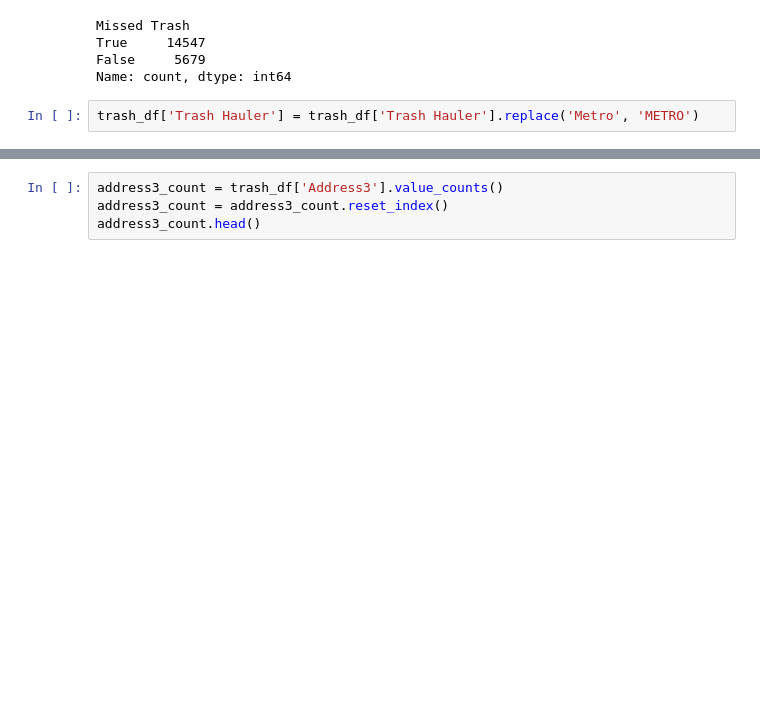
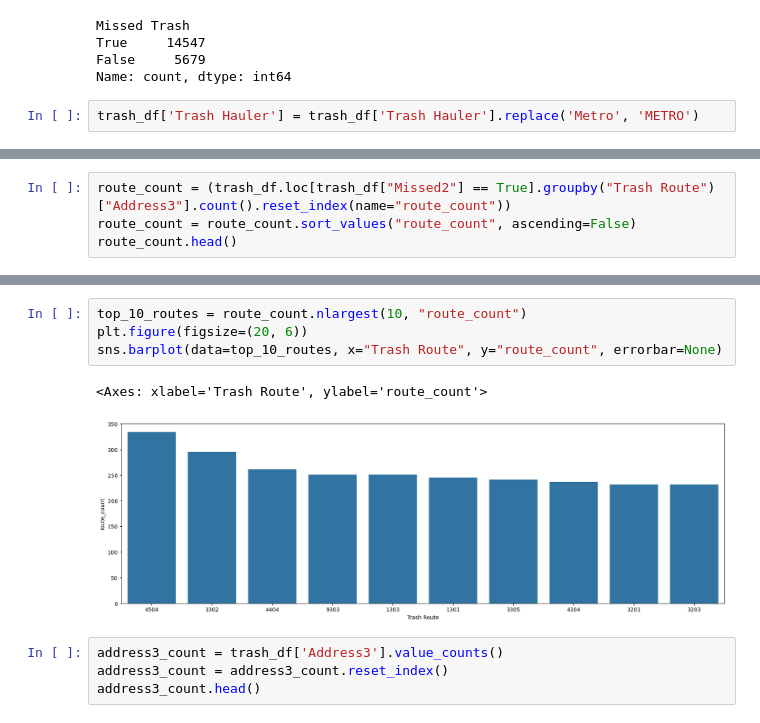
Before and after one commit to NSS-Data-Analytics-Cohort-17/trash-haulers-japan, a Jupyter notebook: scripts/trash_project_Tom.ipynb, the cells around one changed output, grey strips where cells are left out. Saved outputs shown, nothing was run; the diff lists cells and outputs as text; blank space fills up the shorter version.

```diff
--- a/scripts/trash_project_Tom.ipynb
+++ b/scripts/trash_project_Tom.ipynb
@@ -203,0 +249,4 @@ trash_df.head()
+# %%
+route_count = (trash_df.loc[trash_df["Missed2"] == True].groupby("Trash Route")["Address3"].count().reset_index(name="route_count"))
+route_count = route_count.sort_values("route_count", ascending=False)
+route_count.head()
@@ -204,3 +260,10 @@ trash_df.head()
+# %%
+top_10_routes = route_count.nlargest(10, "route_count")
+plt.figure(figsize=(20, 6))
+sns.barplot(data=top_10_routes, x="Trash Route", y="route_count", errorbar=None)
+# %% [output]
+<Axes: xlabel='Trash Route', ylabel='route_count'>
+[figure, added]
 # %%
 address3_count = trash_df['Address3'].value_counts()
 address3_count = address3_count.reset_index()
```
Also changed, not shown: parts of 15 cells of this notebook, 4 other files.
